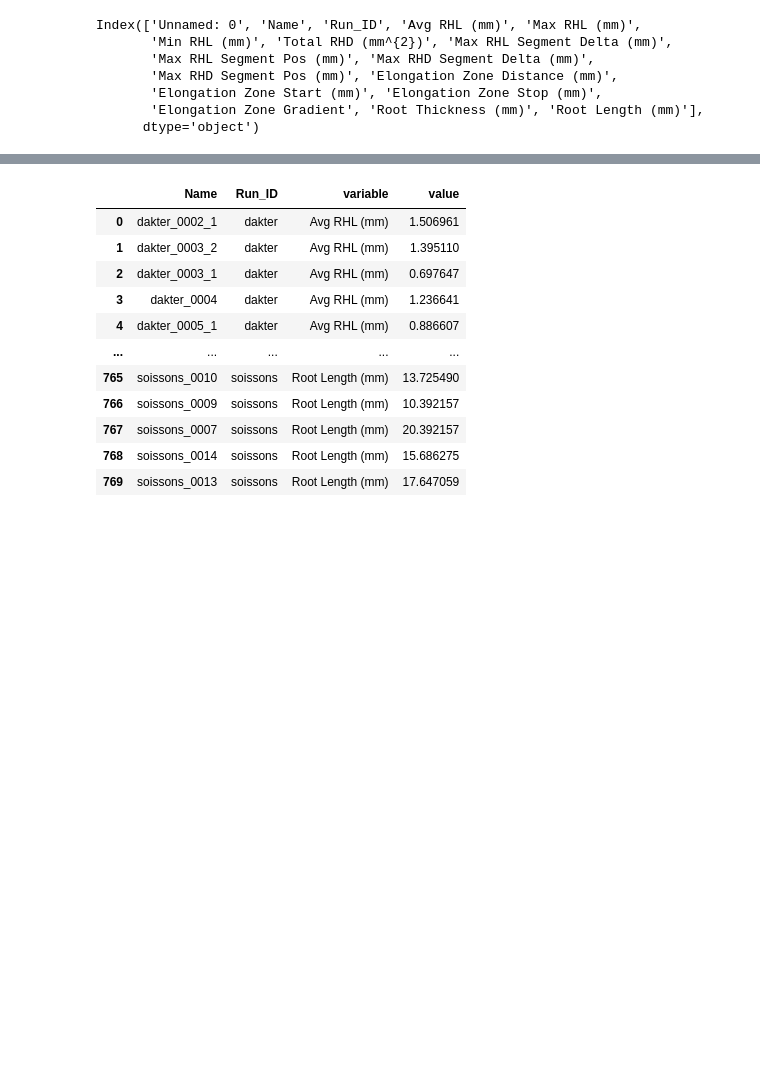
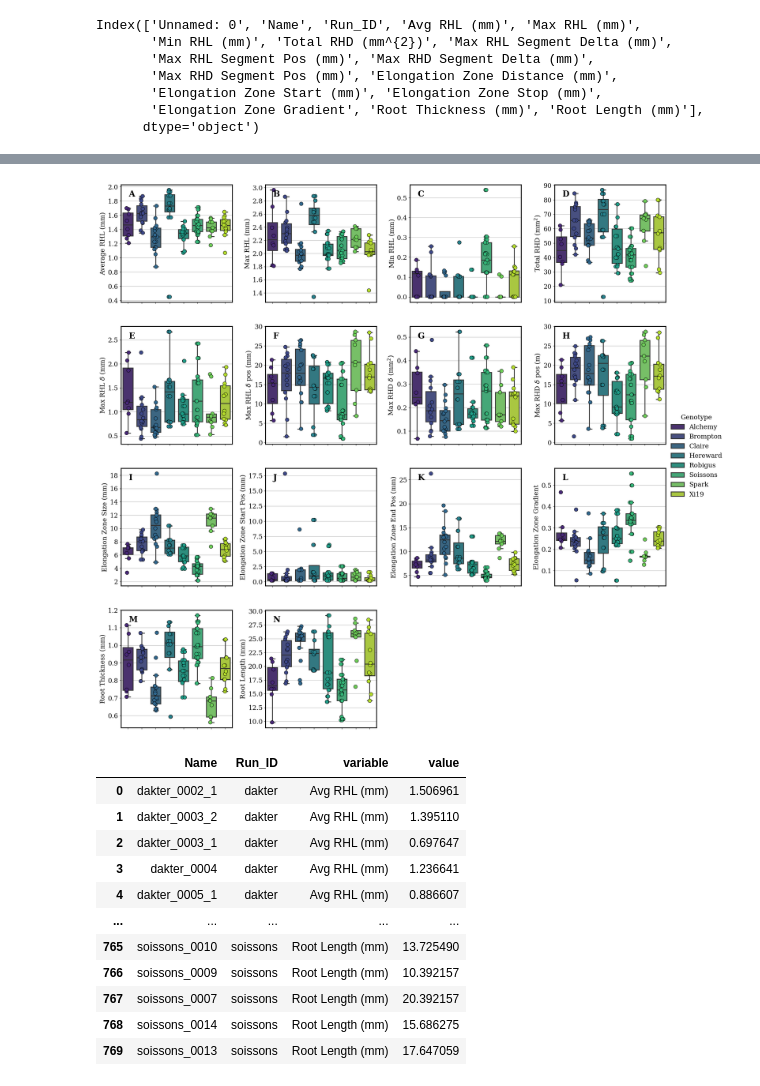
Before and after one commit to iantsang779/pyRootHair, a Jupyter notebook: data/rh_data.ipynb, the cells around one changed output, grey strips where cells are left out. Saved outputs shown, nothing was run; the diff lists cells and outputs as text; code cells hidden in the pictures; blank space fills up the shorter version.

Commit message:
Update data

```diff
--- a/data/rh_data.ipynb
+++ b/data/rh_data.ipynb
@@ -63,0 +58,11 @@ summary_df_melted
+# %%
+magic8 = pd.read_csv('CSV/wheat/magic_8_summary.csv')
+
+magic8_melted = pd.melt(magic8,
+                        value_vars=['Avg RHL (mm)', 'Max RHL (mm)',
+                            'Min RHL (mm)', 'Total RHD (mm^{2})', 'Max RHL Segment Delta (mm)',
+                            'Max RHL Segment Delta Pos (mm)', 'Max RHD Segment Delta (mm)',
+                            'Max RHD Segment Delta Pos (mm)', 'Elongation Zone Distance (mm)',
+                            'Elongation Zone Start (mm)', 'Elongation Zone Stop (mm)',
+                            'Elongation Zone Gradient', 'Root Thickness (mm)', 'Root Length (mm)'],
+                            id_vars=['Name', 'Run_ID'])
@@ -108,7 +95,7 @@ x = sns.catplot(data=summary_df_melted,
             col='variable',
             hue='Run_ID',
             kind='box',
-            palette='Accent',
+            palette='tab20c',
             sharey=False,
             col_wrap=4,
             width=0.8,
@@ -116,7 +103,7 @@ x = sns.catplot(data=summary_df_melted,
             linewidth=2,
             height=5,
             aspect=1,
-            legend='brief',
+            legend='full',
             flierprops={'marker': 'x',
                         'markersize': 7}
             )
@@ -133,6 +120,6 @@ for ax, title in zip(x.axes.flat, titles):
         spine.set_visible(True)
         spine.set_color('black')
         spine.set_linewidth(2)
-sns.move_legend(x, 'lower right', bbox_to_anchor=(0.65, 0.1))
-plt.subplots_adjust(wspace=0.2)
+sns.move_legend(x, 'lower right', bbox_to_anchor=(0.65, 0.05))
+plt.subplots_adjust(wspace=0.3)
 # %% [output]
@@ -140,3 +143,54 @@ plt.subplots_adjust(wspace=0.2)
+# %%
+magic8_plot = sns.catplot(data=magic8_melted,
+            x='Run_ID',
+            y='value',
+            col='variable',
+            hue='Run_ID',
+            kind='box',
+            palette='viridis',
+            sharey=False,
+            col_wrap=4,
+            width=0.8,
+            gap=0.1,
+            linewidth=2,
+            height=5,
+            aspect=1,
+            legend='full',
+            showfliers=False
+            )
+
+for variable, z in zip(magic8_melted['variable'].unique(), magic8_plot.axes.flat):
+    subset_df = magic8_melted[magic8_melted['variable'] == variable]
+    sns.stripplot(x='Run_ID',
+                  y='value',
+                  data=subset_df,
+                  hue='Run_ID',
+                  palette='viridis',
+                  edgecolor='black',
+                  linewidth=0.8,
+                  size=9,
+                  legend=False,
+                  ax=z)
+
+
+magic8_plot._legend.set_title('Genotype')
+plot_labels = ['A', 'B', 'C', 'D', 'E', 'F', 'G', 'H', 'I', 'J', 'K', 'L', 'M', 'N']
+
+for ax, title, label in zip(magic8_plot.axes.flat, titles, plot_labels):
+    ax.set_ylabel(title)
+    ax.set_title('')
+    ax.set_xlabel('')
+    ax.set_xticklabels('')
+    ax.yaxis.grid(True)
+    ax.text(0.07, 0.95, label, va='top', transform=ax.transAxes, fontsize=20, weight='bold')
+    for _, spine in ax.spines.items():
+        spine.set_visible(True)
+        spine.set_color('black')
+        spine.set_linewidth(2)
+# sns.move_legend(x, 'lower right', bbox_to_anchor=(0.65, 0.05))
+plt.subplots_adjust(wspace=0.3)
+# %% [output]
+[figure, added]
 # %%
 summary_df_melted
 # %% [output]
```
Also changed, not shown: parts of 74 cells of this notebook, 43 other files.
